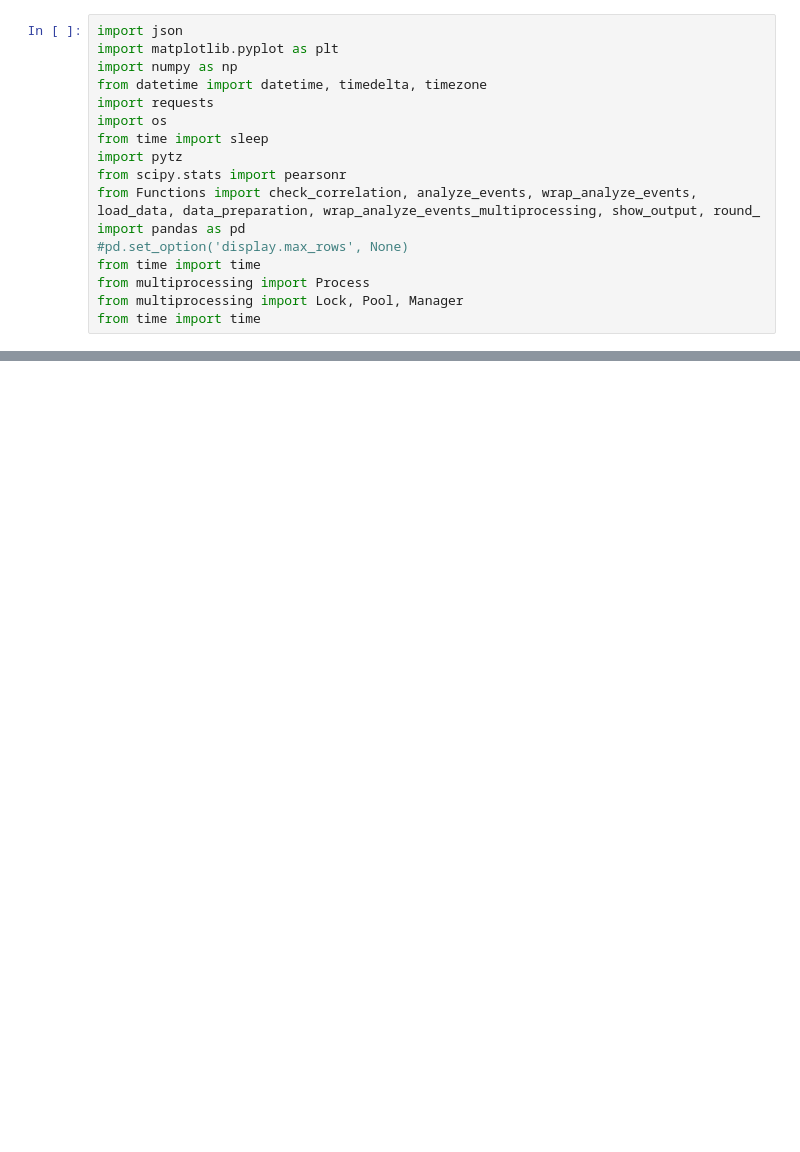
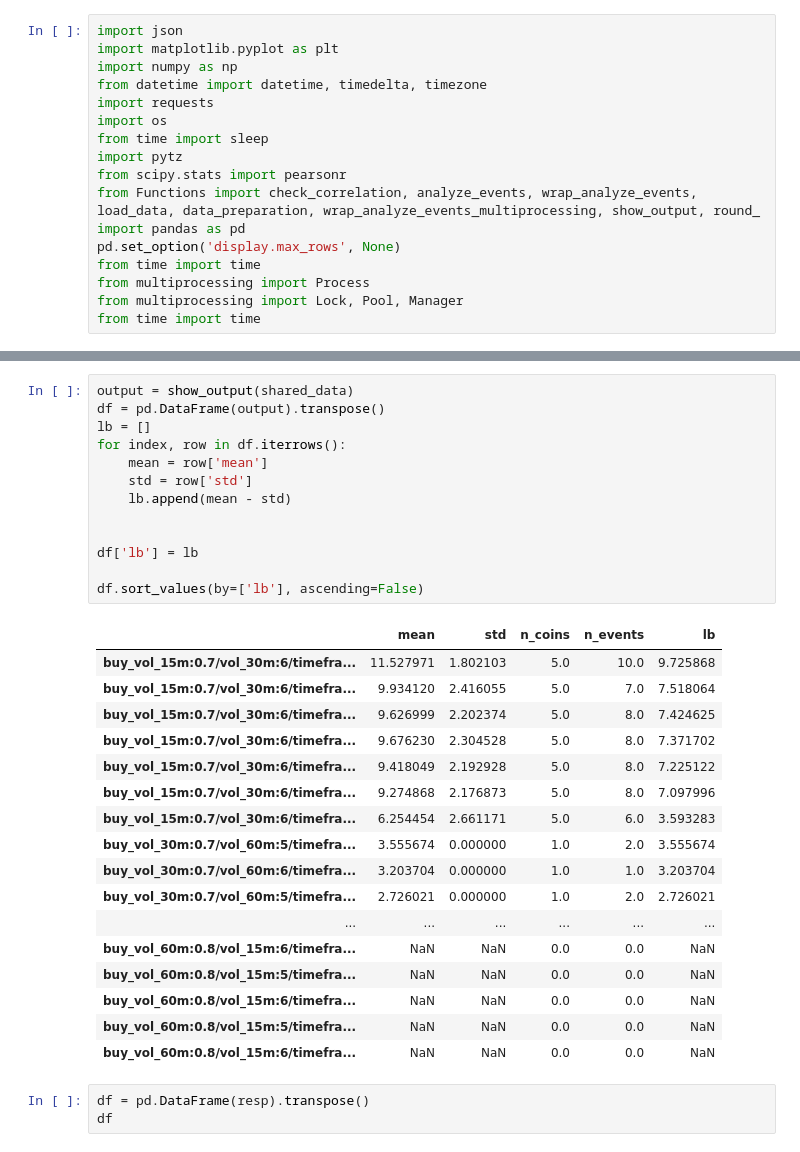
Before and after one commit to albertoRainieri/Crypto_Trading_System, a Jupyter notebook: analysis/Analysis.ipynb, the cells around one changed output, grey strips where cells are left out. Drawn from its saved outputs; the diff is of its cells as text; blank space fills up the shorter version.

```diff
--- a/analysis/Analysis.ipynb
+++ b/analysis/Analysis.ipynb
@@ -10,7 +10,7 @@ import pytz
 from scipy.stats import pearsonr
 from Functions import check_correlation, analyze_events, wrap_analyze_events, load_data, data_preparation, wrap_analyze_events_multiprocessing, show_output, round_
 import pandas as pd
-#pd.set_option('display.max_rows', None)
+pd.set_option('display.max_rows', None)
 from time import time
 from multiprocessing import Process
 from multiprocessing import Lock, Pool, Manager
@@ -146,3 +129,37 @@ shared_data.value
+# %%
+output = show_output(shared_data)
+df = pd.DataFrame(output).transpose()
+lb = []
+for index, row in df.iterrows():
+    mean = row['mean']
+    std = row['std']
+    lb.append(mean - std)
+
+
+df['lb'] = lb
+
+df.sort_values(by=['lb'], ascending=False)
+# %% [output]
+|  | mean | std | n_coins | n_events | lb |
+| buy_vol_15m:0.7/vol_30m:6/timefra... | 11.527971 | 1.802103 | 5.0 | 10.0 | 9.725868 |
+| buy_vol_15m:0.7/vol_30m:6/timefra... | 9.934120 | 2.416055 | 5.0 | 7.0 | 7.518064 |
+| buy_vol_15m:0.7/vol_30m:6/timefra... | 9.626999 | 2.202374 | 5.0 | 8.0 | 7.424625 |
+| buy_vol_15m:0.7/vol_30m:6/timefra... | 9.676230 | 2.304528 | 5.0 | 8.0 | 7.371702 |
+| buy_vol_15m:0.7/vol_30m:6/timefra... | 9.418049 | 2.192928 | 5.0 | 8.0 | 7.225122 |
+| buy_vol_15m:0.7/vol_30m:6/timefra... | 9.274868 | 2.176873 | 5.0 | 8.0 | 7.097996 |
+| buy_vol_15m:0.7/vol_30m:6/timefra... | 6.254454 | 2.661171 | 5.0 | 6.0 | 3.593283 |
+| buy_vol_30m:0.7/vol_60m:5/timefra... | 3.555674 | 0.000000 | 1.0 | 2.0 | 3.555674 |
+| buy_vol_30m:0.7/vol_60m:6/timefra... | 3.203704 | 0.000000 | 1.0 | 1.0 | 3.203704 |
+| buy_vol_30m:0.7/vol_60m:5/timefra... | 2.726021 | 0.000000 | 1.0 | 2.0 | 2.726021 |
+| ... | ... | ... | ... | ... | ... |
+| buy_vol_60m:0.8/vol_15m:6/timefra... | NaN | NaN | 0.0 | 0.0 | NaN |
+| buy_vol_60m:0.8/vol_15m:5/timefra... | NaN | NaN | 0.0 | 0.0 | NaN |
+| buy_vol_60m:0.8/vol_15m:6/timefra... | NaN | NaN | 0.0 | 0.0 | NaN |
+| buy_vol_60m:0.8/vol_15m:5/timefra... | NaN | NaN | 0.0 | 0.0 | NaN |
+| buy_vol_60m:0.8/vol_15m:6/timefra... | NaN | NaN | 0.0 | 0.0 | NaN |
+# %%
+df = pd.DataFrame(resp).transpose()
+df
 # %%
 output = show_output(shared_data)
 df = pd.DataFrame(output).transpose()
```
Also changed, not shown: parts of 7 cells of this notebook, 1 other file.
